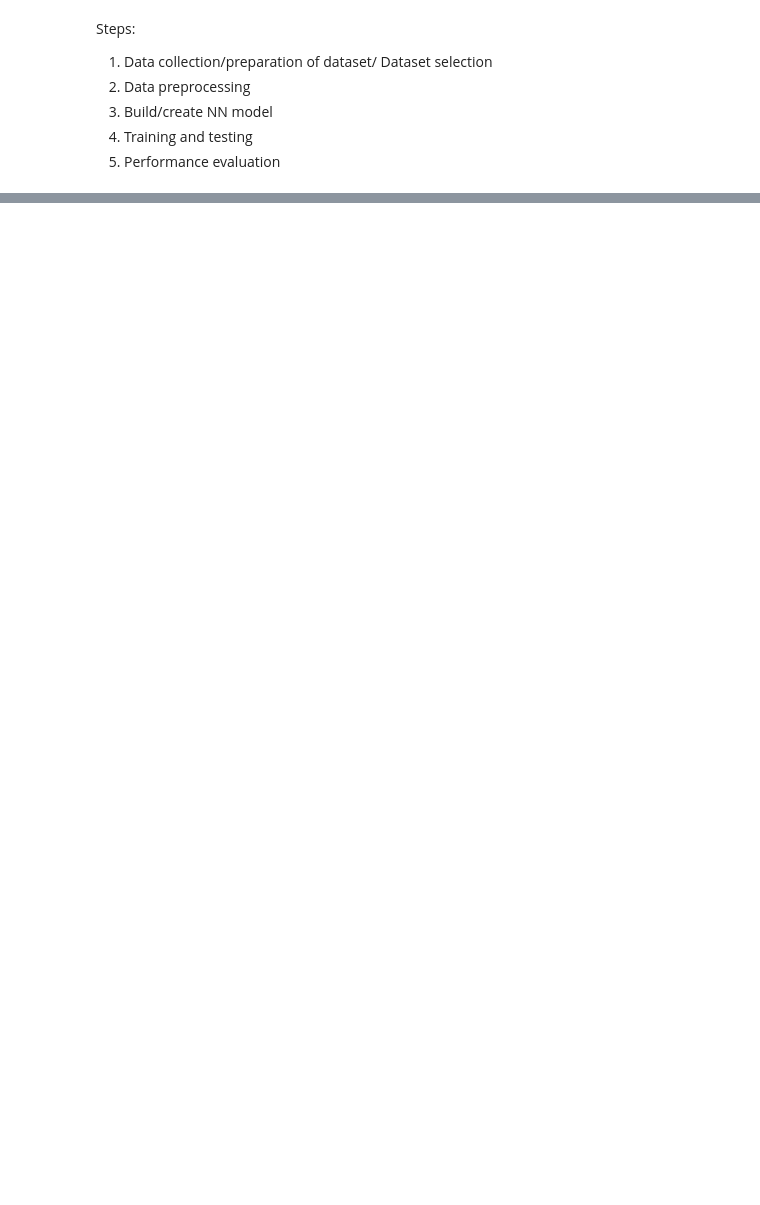
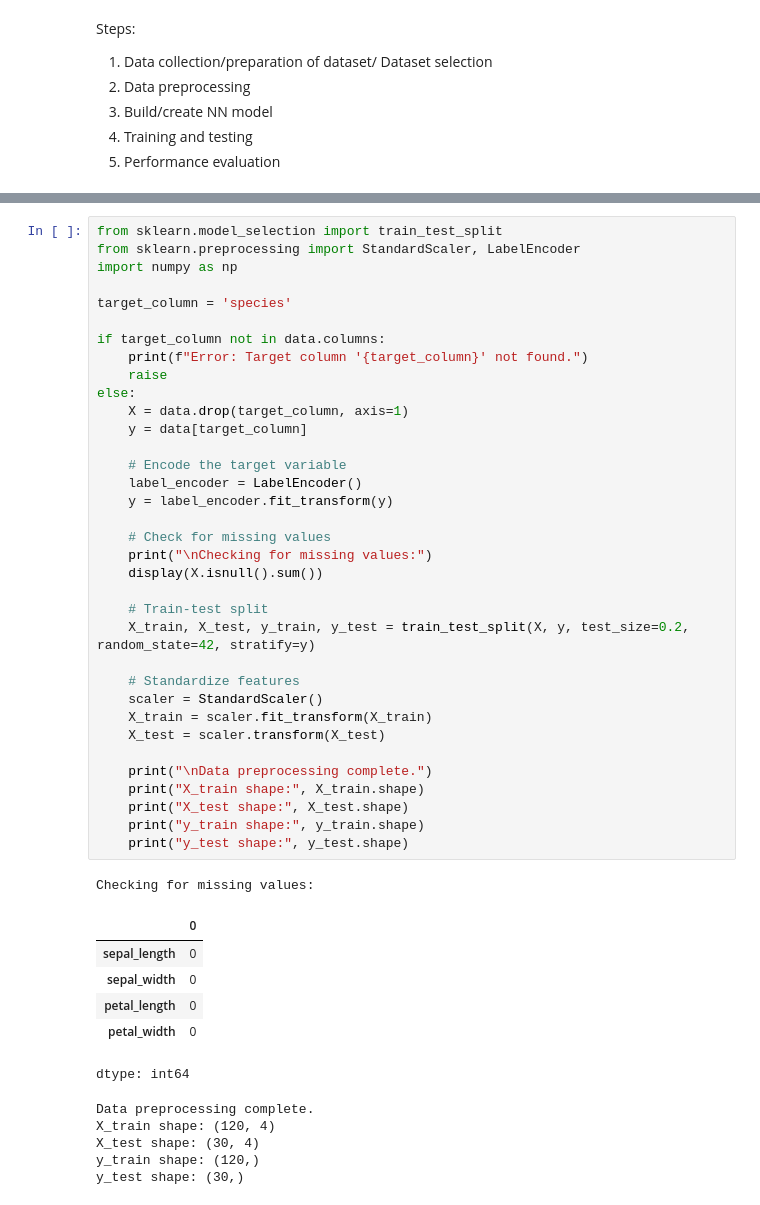
Before and after one commit to Rohan-crypt/DeepLearning, a Jupyter notebook: Lab_2_(DL).ipynb, the cells around one changed output, grey strips where cells are left out. Saved outputs shown, nothing was run; the diff lists cells and outputs as text; blank space fills up the shorter version.

```diff
--- a/Lab_2_(DL).ipynb
+++ b/Lab_2_(DL).ipynb
@@ -111 +62,49 @@ Name: price_range, dtype: float64
+# %%
+from sklearn.model_selection import train_test_split
+from sklearn.preprocessing import StandardScaler, LabelEncoder
+import numpy as np
+
+target_column = 'species'
+
+if target_column not in data.columns:
+    print(f"Error: Target column '{target_column}' not found.")
+    raise
+else:
+    X = data.drop(target_column, axis=1)
+    y = data[target_column]
+
+    # Encode the target variable
+    label_encoder = LabelEncoder()
+    y = label_encoder.fit_transform(y)
+
+    # Check for missing values
+    print("\nChecking for missing values:")
+    display(X.isnull().sum())
+
+    # Train-test split
+    X_train, X_test, y_train, y_test = train_test_split(X, y, test_size=0.2, random_state=42, stratify=y)
+
+    # Standardize features
+    scaler = StandardScaler()
+    X_train = scaler.fit_transform(X_train)
+    X_test = scaler.transform(X_test)
+
+    print("\nData preprocessing complete.")
+    print("X_train shape:", X_train.shape)
+    print("X_test shape:", X_test.shape)
+    print("y_train shape:", y_train.shape)
+    print("y_test shape:", y_test.shape)
+# %% [output]
+Checking for missing values:
+|  | 0 |
+| sepal_length | 0 |
+| sepal_width | 0 |
+| petal_length | 0 |
+| petal_width | 0 |
+dtype: int64
+Data preprocessing complete.
+X_train shape: (120, 4)
+X_test shape: (30, 4)
+y_train shape: (120,)
+y_test shape: (30,)
 # %%
```
Also changed, not shown: parts of 7 cells of this notebook.
